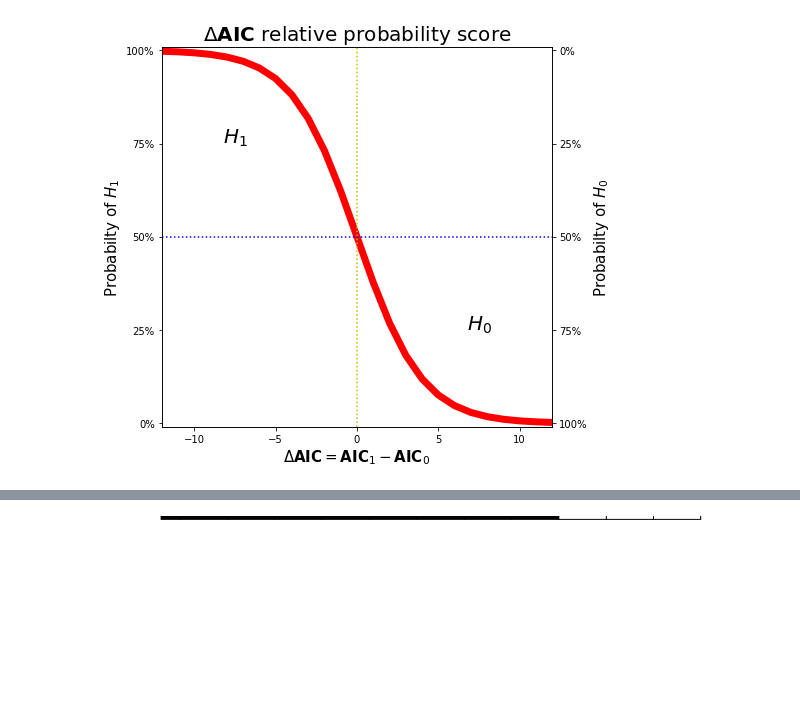
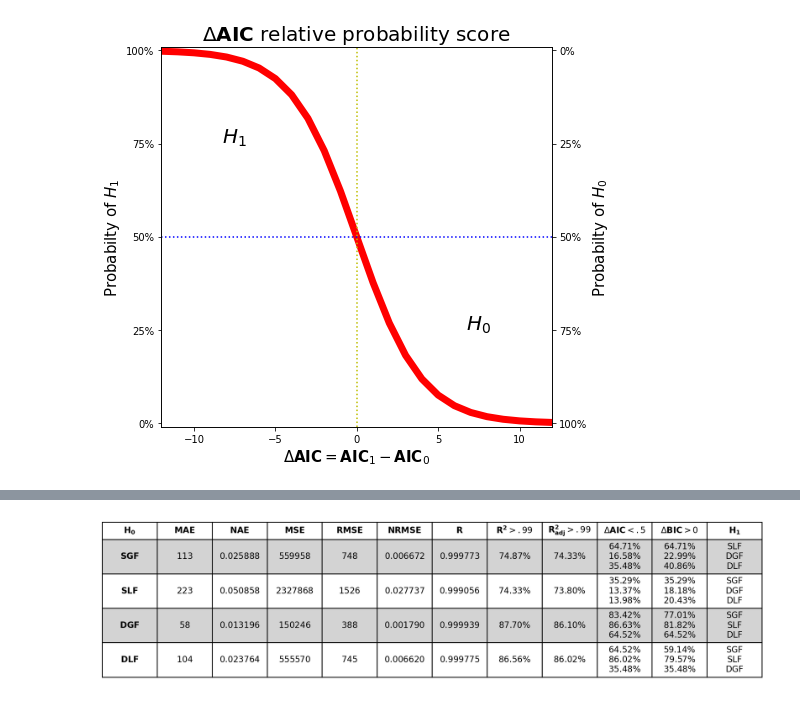
Before and after one commit to maxdevblock/covid-19-italy, a Jupyter notebook: OLD/functions/lmfit-stats.ipynb, the cells around one changed output, grey strips where cells are left out. Cells and saved outputs as stored; diff of their text form; code cells hidden in the pictures; blank space fills up the shorter version.

```diff
--- a/OLD/functions/lmfit-stats.ipynb
+++ b/OLD/functions/lmfit-stats.ipynb
@@ -244,6 +164,7 @@ def get_models_residual(df):
 # %%
 residual = get_models_residual(df)
 # %%
+rc('text',usetex=False)
 size = 4
 
 fig, axs = plt.subplots(3, 4, figsize=(5*size, 3.5*size))
@@ -296,7 +217,7 @@ for i, f in enumerate(residual):
 
     axs.flat[i+8].axvline(mean + std, ls=":", c="g")
     axs.flat[i+8].axvline(mean - std, ls=":", c="g")
-    axs.flat[i+8].set_xlabel(f"$\mu = {mean:.3f}$\n$std = {std:.3f}$")
+    axs.flat[i+8].set_xlabel(f"$\mu = {mean:.3f}$  $std = {std:.3f}$")
     axs.flat[i+8].grid(True)
     axs.flat[i+8].set_ylim(0, 1.2e-3)
     axs.flat[i+8].set_xlim(-6e3, 6e3)
@@ -366,7 +288,7 @@ def get_models_predictions(df):
         _y = df["measured"][country]
         y_true = np.concatenate((y_true, _y))
 
-    return y_true, y_pred
+    return np.array(y_true), y_pred
 # %%
 y_true, y_pred = get_models_predictions(df)
 # %%
@@ -845,16 +811,19 @@ plt.show()
 # %%
 functions = df.columns
 BICs = {}
+BICc = {}
 for f0 in functions:
     if f0 == "measured":
         continue
     BICs.update({f0: {}})
+    BICc.update({f0: {}})
     for f1 in functions:
         if f1 == "measured":
             continue
         if f1 == f0:
             continue
         BICs[f0].update({f1: []})
+        BICc[f0].update({f1: []})
         for country in df[f1].index:
             if not df[f0][country]:
                 continue
@@ -864,6 +833,8 @@ for f0 in functions:
             bic1 = df[f1][country].bic
             delta = bic1 - bic0
             BICs[f0][f1].append(delta)
+            if delta < 0:
+                BICc[f0][f1].append(country)
 # %%
 BICcolors = {"SLF":"r", "SGF": "y", "DLF": "b", "DGF": "c"}
 
@@ -948,45 +914,37 @@ rowLabels = np.ravel(np.array(rowLabels))
 # %%
-fig, ax = plt.subplots(figsize=(10, .4), dpi=125)
+rc('text',usetex=False)
+fig, ax = plt.subplots(figsize=(14, .5), dpi=200)
 plt.axis('tight')
 plt.axis("off")
-ax.table(
+ytable = ax.table(
     cellText=Ttable,
     cellColours=[
-        ["k", "k", "k", "k", "k", "k", "k", "k", "lightgrey", "lightgrey", "lightgrey"],
-        ["lightgrey" for _ in range(11)],
-        ["k", "k", "k", "k", "k", "k", "k", "k", "lightgrey", "lightgrey", "lightgrey"],
-
-        ["k", "k", "k", "k", "k", "k", "k", "k", "w", "w", "w"],
-        ["w" for _ in range(11)],
-        ["k", "k", "k", "k", "k", "k", "k", "k", "w", "w", "w"],
-
-        ["k", "k", "k", "k", "k", "k", "k", "k", "lightgrey", "lightgrey", "lightgrey"],
-        ["lightgrey" for _ in range(11)],
-        ["k", "k", "k", "k", "k", "k", "k", "k", "lightgrey", "lightgrey", "lightgrey"],
-
-        ["k", "k", "k", "k", "k", "k", "k", "k", "w", "w", "w"],
-        ["w" for _ in range(11)],
-        ["k", "k", "k", "k", "k", "k", "k", "k", "w", "w", "w"],
+        ["lightgrey" for _ in range(12)],
+        ["w" for _ in range(12)],
+        ["lightgrey" for _ in range(12)],
+        ["w" for _ in range(12)],
     ],
     cellLoc='center',
     colWidths=None,
-    rowLabels=rowLabels,
-    rowColours=[
-        "k", "lightgrey", "k",
-        "k", "w", "k",
-        "k", "lightgrey", "k",
-        "k", "w", "k",
-    ],
-    rowLoc='left',
-    colLabels=["MAE", "NAE", "MSE", "RMSE", "NRMSE", "$R$", "$R^2>.99$", "$R^2_{adj}>.99$", "$\Delta\mathbf{AIC}<.5$", "$\Delta\mathbf{BIC}>0$", "$H_1$"],
+    colLabels=["$\mathbf{H_0}$",
+               "$\mathbf{MAE}$", "$\mathbf{NAE}$", "$\mathbf{MSE}$",
+               "$\mathbf{RMSE}$", "$\mathbf{NRMSE}$", "$\mathbf{R}$",
+               "$\mathbf{R^2}>.99$", "$\mathbf{R^2_{adj}}>.99$",
+               "$\Delta\mathbf{AIC}<.5$", "$\Delta\mathbf{BIC}>0$",
+               "$\mathbf{H_1}$"],
     colColours=None,
     colLoc='center',
     loc='top',
     bbox=None,
     edges='closed',
 )
+cellDict = ytable.get_celld()
+for i in range(12):
+    cellDict[(0,i)].set_height(.75)
+    for j in range(4):
+        cellDict[(j+1,i)].set_height(1.5)
 
 plt.savefig("testtable.png", bbox_inches="tight")
 plt.show()
 # %% [output]
-[figure, old version]
+[figure, new version]
```
Also changed, not shown: parts of 23 cells of this notebook, 16 other files.
